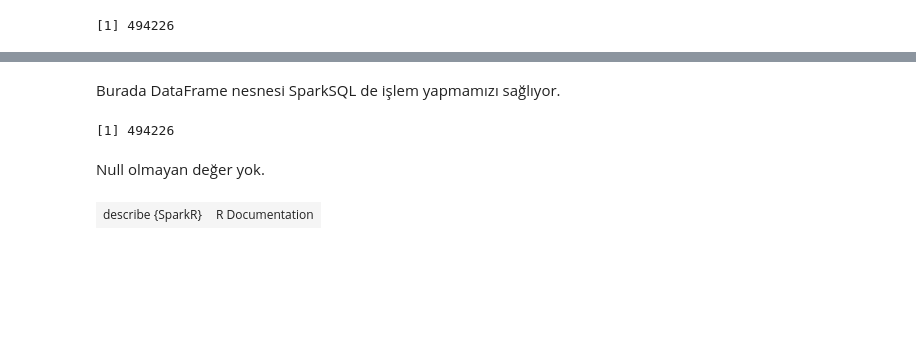
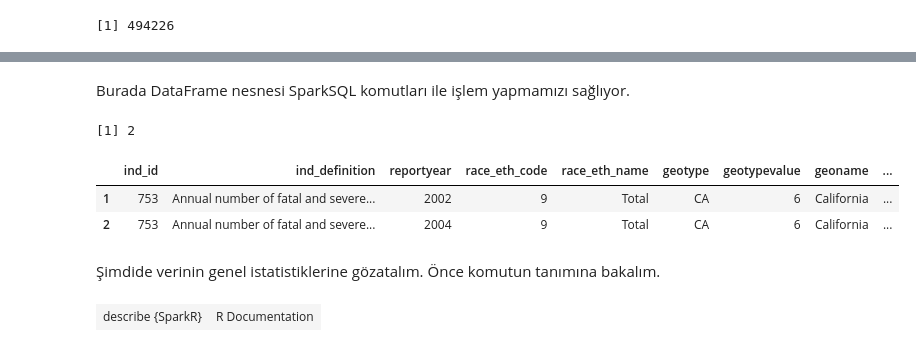
Before and after one commit to vezir/spark-r-notebooks, a Jupyter notebook: notebooks/2-sparkSQL/sparkSQL.ipynb, the cells around one changed output, grey strips where cells are left out. Drawn from its saved outputs; the diff is of its cells as text; code cells hidden in the pictures; blank space fills up the shorter version.

```diff
--- a/notebooks/2-sparkSQL/sparkSQL.ipynb
+++ b/notebooks/2-sparkSQL/sparkSQL.ipynb
@@ -60,0 +100,2 @@ Schemaya bakalım.
+# %%
+traffic_injuries_df$region_code <- cast(traffic_injuries_df$region_code, "string")
@@ -105,2 +158,2 @@ Formal class 'DataFrame' [package "SparkR"] with 2 slots
 # %% [markdown]
-Burada DataFrame nesnesi SparkSQL de işlem yapmamızı sağlıyor.
+Burada DataFrame nesnesi SparkSQL komutları ile işlem yapmamızı sağlıyor.
@@ -114,10 +160,19 @@ traffic_injuries_dfx <- filter(
+# %%
+traffic_injuries_dfx <- filter(
+    traffic_injuries_df,
+   traffic_injuries_df$injuries >  13400
+)
 # %%
 nrows <- nrow(traffic_injuries_dfx)
 nrows
+head(traffic_injuries_dfx)
 # %% [output]
-[1] 494226
+[1] 2
+|  | ind_id | ind_definition | reportyear | race_eth_code | race_eth_name | geotype | geotypevalue | geoname | ... |
+| 1 | 753 | Annual number of fatal and severe... | 2002 | 9 | Total | CA | 6 | California | ... |
+| 2 | 753 | Annual number of fatal and severe... | 2004 | 9 | Total | CA | 6 | California | ... |
-# %% [markdown]
-Null olmayan değer yok.
+# %% [markdown]
+Şimdide verinin genel istatistiklerine gözatalım. Önce komutun tanımına bakalım.
 # %%
 ?summary
 # %% [output]
```
Also changed, not shown: parts of 26 cells of this notebook.
